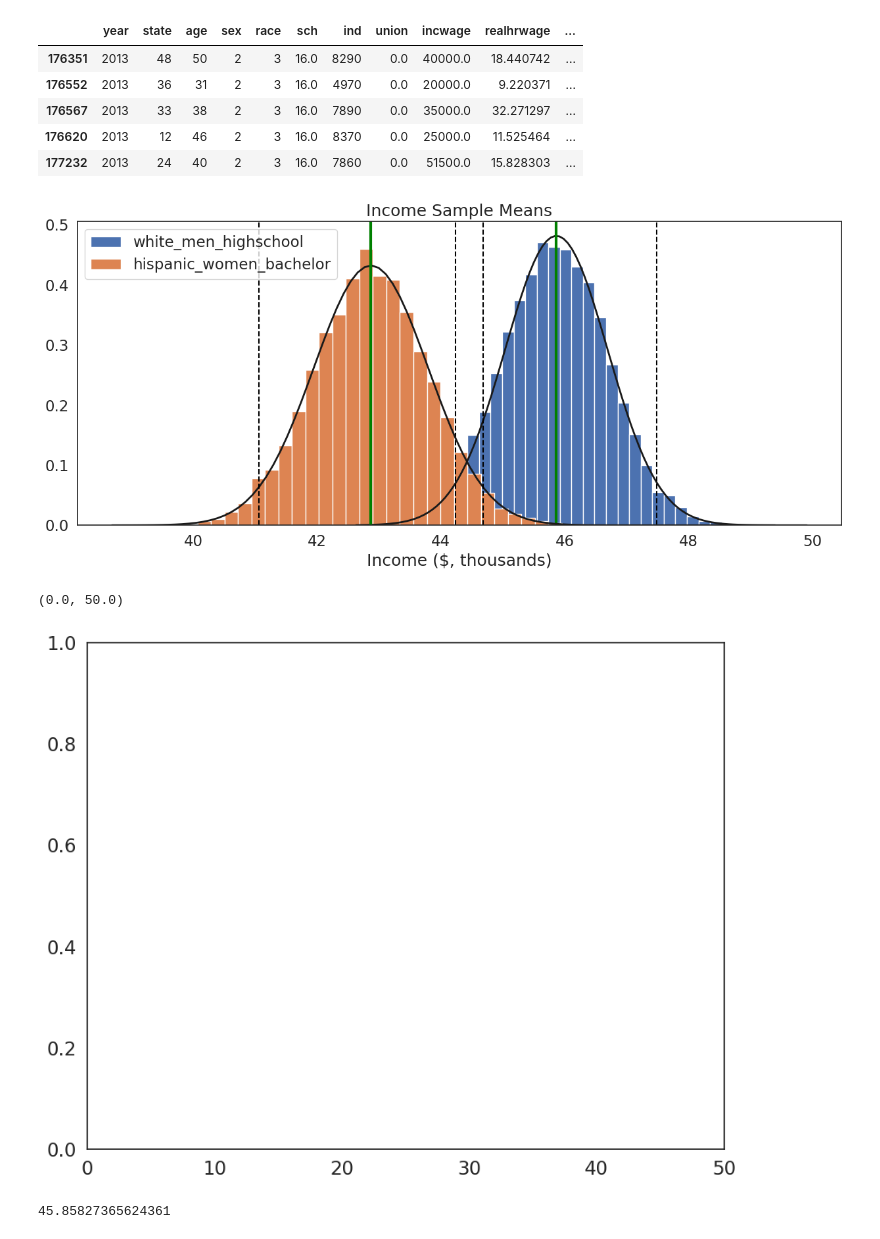
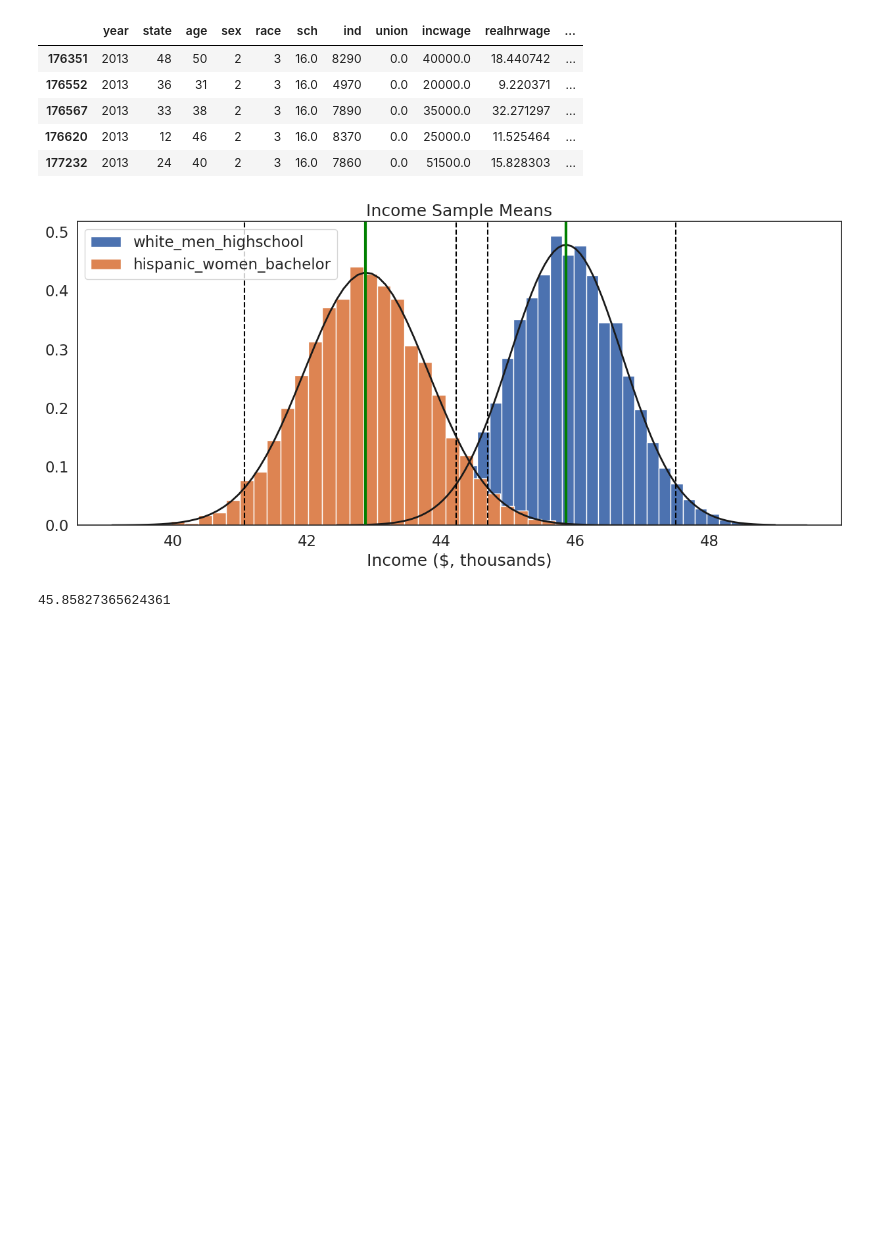
Before and after one commit to NoahGal-19/QM2, a Jupyter notebook: notebooks/W05. Distributions and Basic Statistics.ipynb, the cells around one changed output. Saved outputs shown, nothing was run; the diff lists cells and outputs as text; code cells hidden in the pictures; blank space fills up the shorter version.

```diff
--- a/notebooks/W05. Distributions and Basic Statistics.ipynb
+++ b/notebooks/W05. Distributions and Basic Statistics.ipynb
@@ -560,12 +560,9 @@ hispanic_women_bachelor.head()
 | 176620 | 2013 | 12 | 46 | 2 | 3 | 16.0 | 8370 | 0.0 | 25000.0 | 11.525464 | ... |
 | 177232 | 2013 | 24 | 40 | 2 | 3 | 16.0 | 7860 | 0.0 | 51500.0 | 15.828303 | ... |
 # %%
-two_hist([white_men_highschool['income'],hispanic_women_bachelor['income']],['white_men_highschool','hispanic_women_bachelor'],'Income ($, thousands)', "Income Sample Means")
-plt.xlim(0, 50) # to set x-axis range from 0 to 100
+two_hist([white_men_highschool["income"],hispanic_women_bachelor["income"]],['white_men_highschool','hispanic_women_bachelor'],'Income ($, thousands)', "Income Sample Means")
 # %% [output]
-[figure, old version]
+[figure, new version]
-(0.0, 50.0)
-[figure, removed]
 # %%
 white_men_highschool_mean=white_men_highschool['income'].mean()
 white_men_highschool_mean
```
Also changed, not shown: parts of 9 cells of this notebook.
